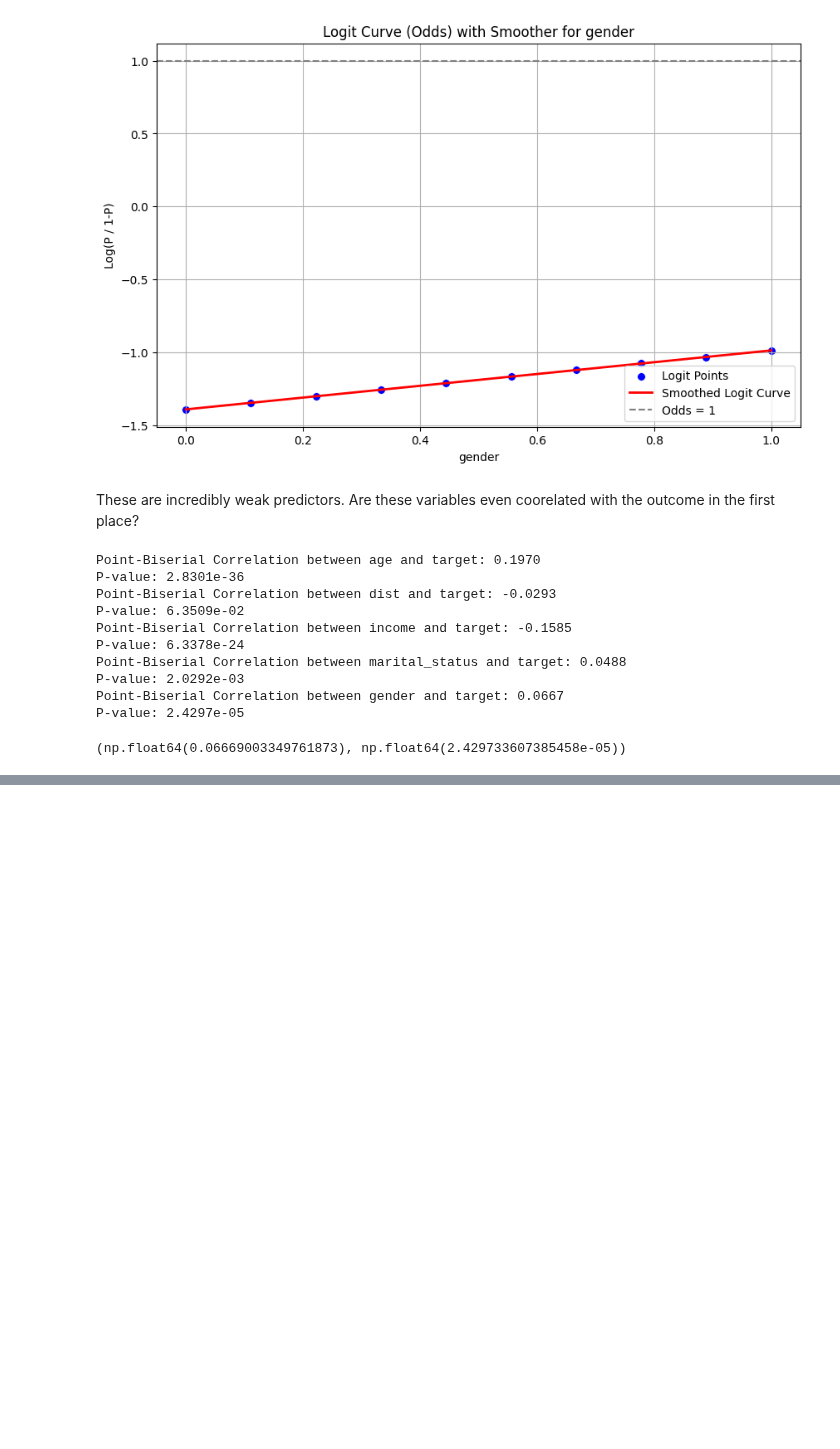
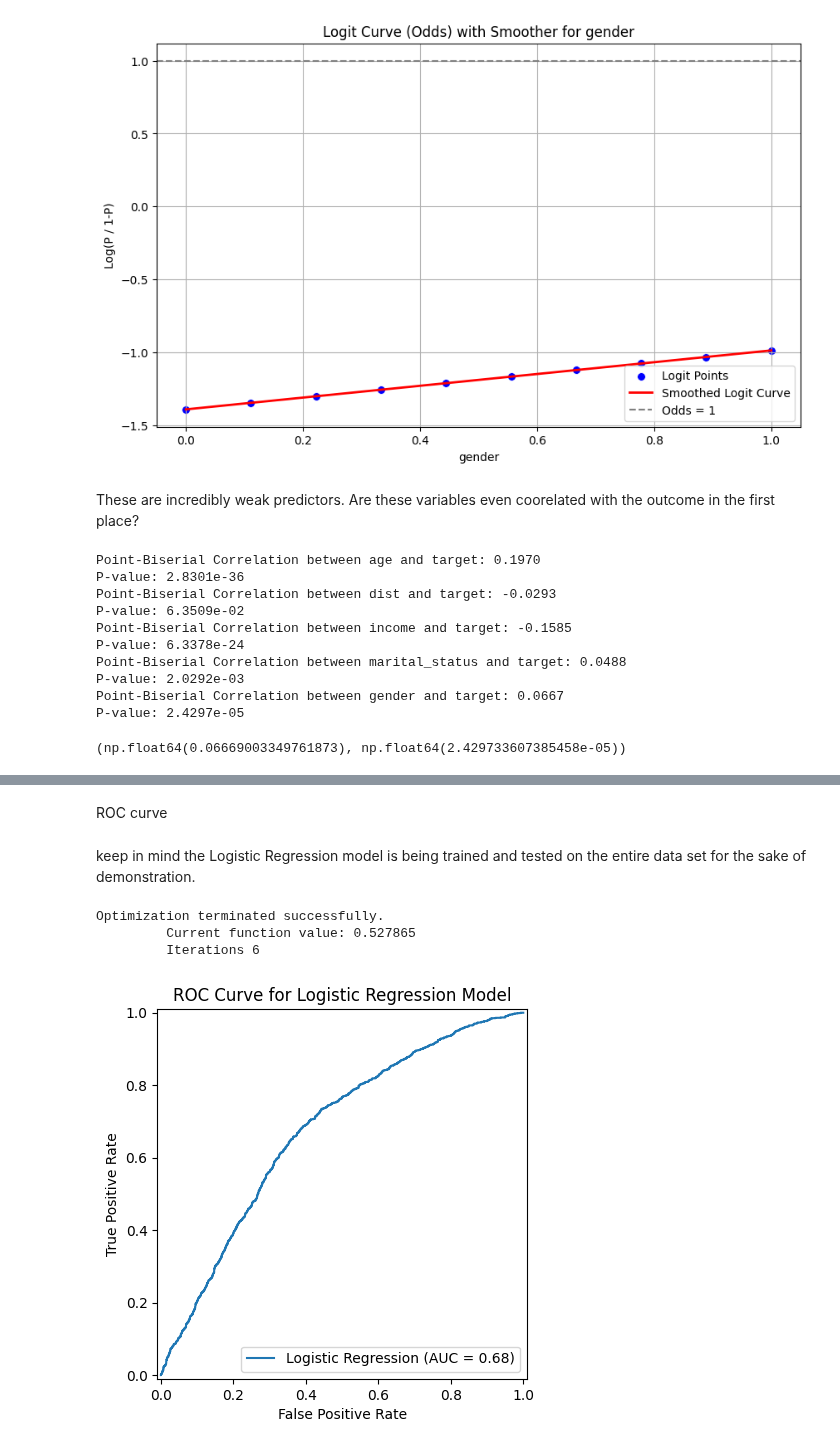
Before and after one commit to Jacob-J-Richards/DS_DA_Projects, a Jupyter notebook: Marketing_Prediction/Marketing_Preditions_Python_Restart.ipynb, the cells around one changed output, grey strips where cells are left out. Drawn from its saved outputs; the diff is of its cells as text; code cells hidden in the pictures; blank space fills up the shorter version.

Commit message:
outline for marketing prediction restart is done

```diff
--- a/Marketing_Prediction/Marketing_Preditions_Python_Restart.ipynb
+++ b/Marketing_Prediction/Marketing_Preditions_Python_Restart.ipynb
@@ -290,0 +305,37 @@ plot_logit_curve_with_smoother(result, predictor, 'gender')
+# %% [markdown]
+ROC curve
+# %% [markdown]
+keep in mind the Logistic Regression model is being trained and tested on the entire data set for the sake of demonstration.
+# %%
+import statsmodels.api as sm
+import matplotlib.pyplot as plt
+from sklearn.metrics import roc_curve, RocCurveDisplay, auc
+
+# Predictors and Response
+predictor = data[['age', 'income', 'dist', 'gender', 'marital_status']]
+response = data['target']
+
+# Add constant for intercept
+predictor_with_const = sm.add_constant(predictor)
+
+# Fit logistic regression model
+logit_model = sm.Logit(response, predictor_with_const)
+result = logit_model.fit()
+
+# Predict probabilities for the positive class
+response_probs = result.predict(predictor_with_const)  # Use .predict() in statsmodels
+
+# Compute ROC curve
+fpr, tpr, thresholds = roc_curve(response, response_probs)
+
+# Plot ROC Curve
+RocCurveDisplay(fpr=fpr, tpr=tpr, roc_auc=auc(fpr, tpr), estimator_name="Logistic Regression").plot()
+
+# Show the plot
+plt.title("ROC Curve for Logistic Regression Model")
+plt.show()
+# %% [output]
+Optimization terminated successfully.
+         Current function value: 0.527865
+         Iterations 6
+[figure, added]
```
Also changed, not shown: parts of 17 cells of this notebook, 1 other file.
